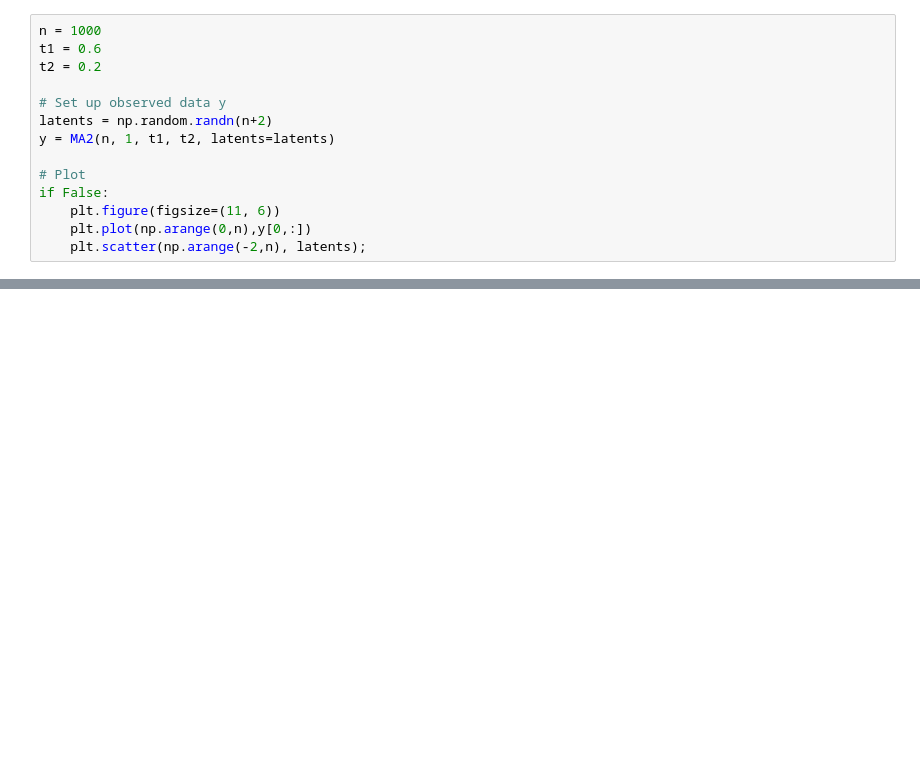
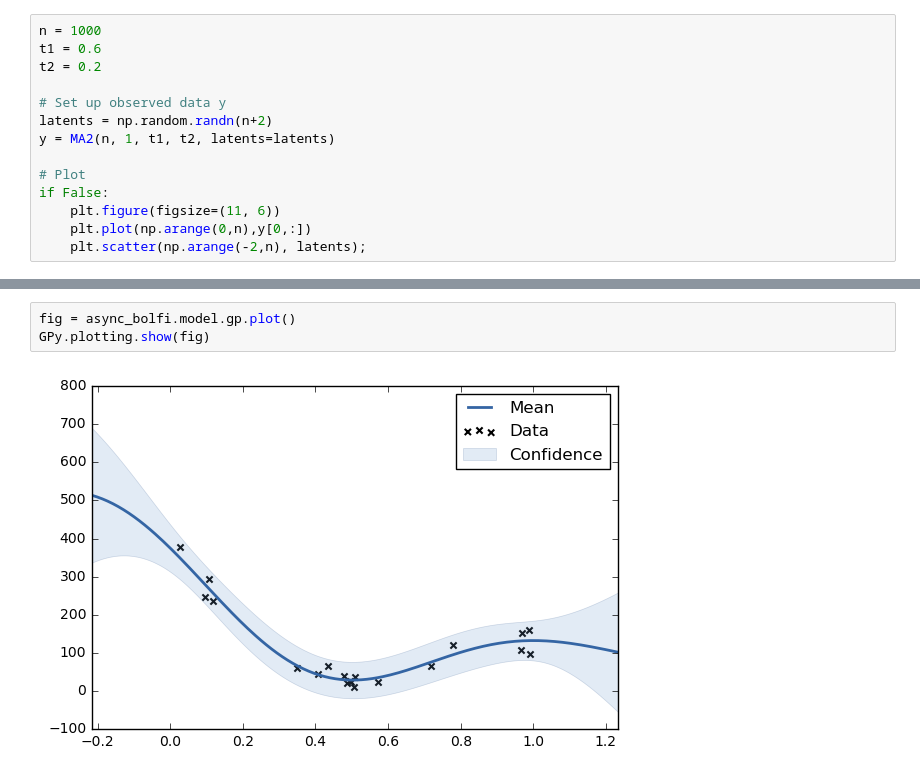
Before and after one commit to elfi-dev/elfi, a Jupyter notebook: notebooks/ma2_bolfi_example.ipynb, the cells around one changed output, grey strips where cells are left out. Saved outputs shown, nothing was run; the diff lists cells and outputs as text; blank space fills up the shorter version.

```diff
--- a/notebooks/ma2_bolfi_example.ipynb
+++ b/notebooks/ma2_bolfi_example.ipynb
@@ -133,0 +117,5 @@ Updates: True
+# %%
+fig = async_bolfi.model.gp.plot()
+GPy.plotting.show(fig)
+# %% [output]
+[figure, added]
```
Also changed, not shown: parts of 5 cells of this notebook, 2 other files.
